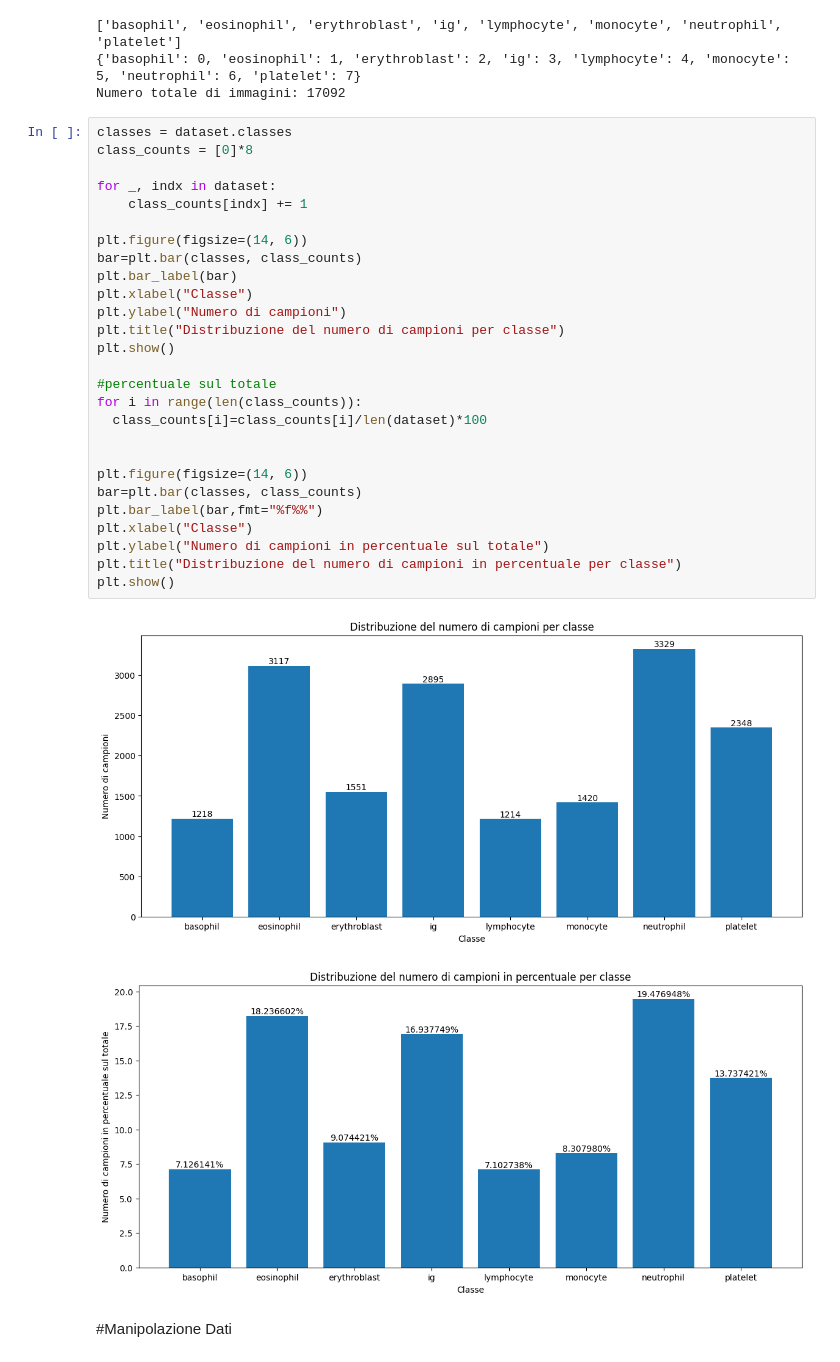
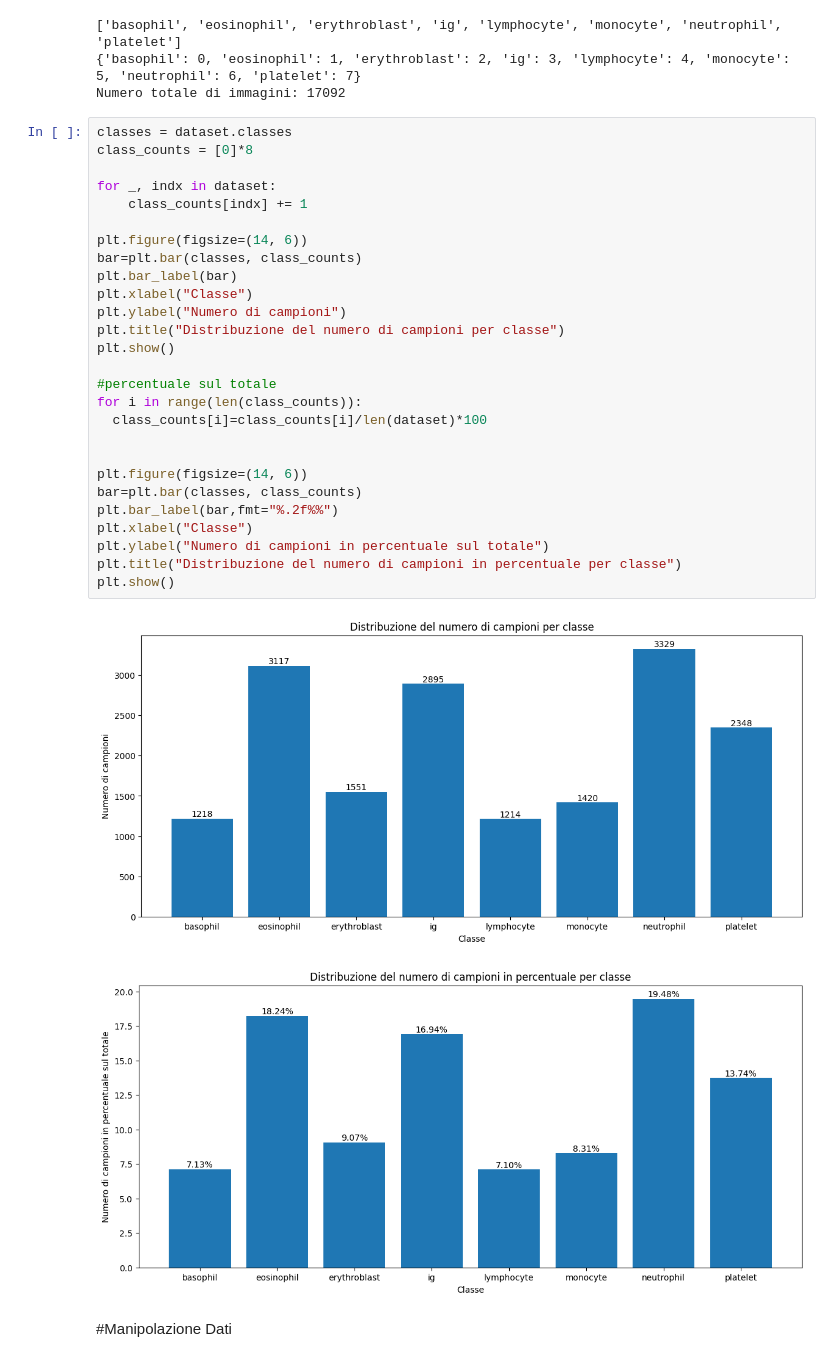
Before and after one commit to GiacomoMM/blood-cell-classification-detection, a Jupyter notebook: Progetto_LabIA.ipynb, the cells around one changed output. Saved outputs shown, nothing was run; the diff lists cells and outputs as text.

```diff
--- a/Progetto_LabIA.ipynb
+++ b/Progetto_LabIA.ipynb
@@ -154,32 +154,32 @@ Numero totale di immagini: 17092
 # %%
 classes = dataset.classes
 class_counts = [0]*8
 
 for _, indx in dataset:
     class_counts[indx] += 1
 
 plt.figure(figsize=(14, 6))
 bar=plt.bar(classes, class_counts)
 plt.bar_label(bar)
 plt.xlabel("Classe")
 plt.ylabel("Numero di campioni")
 plt.title("Distribuzione del numero di campioni per classe")
 plt.show()
 
 #percentuale sul totale
 for i in range(len(class_counts)):
   class_counts[i]=class_counts[i]/len(dataset)*100
 
 
 plt.figure(figsize=(14, 6))
 bar=plt.bar(classes, class_counts)
-plt.bar_label(bar,fmt="%f%%")
+plt.bar_label(bar,fmt="%.2f%%")
 plt.xlabel("Classe")
 plt.ylabel("Numero di campioni in percentuale sul totale")
 plt.title("Distribuzione del numero di campioni in percentuale per classe")
 plt.show()
 # %% [output]
 [figure]
-[figure, old version]
+[figure, new version]
 # %% [markdown]
 #Manipolazione Dati
```
Also changed, not shown: parts of 18 cells of this notebook.
